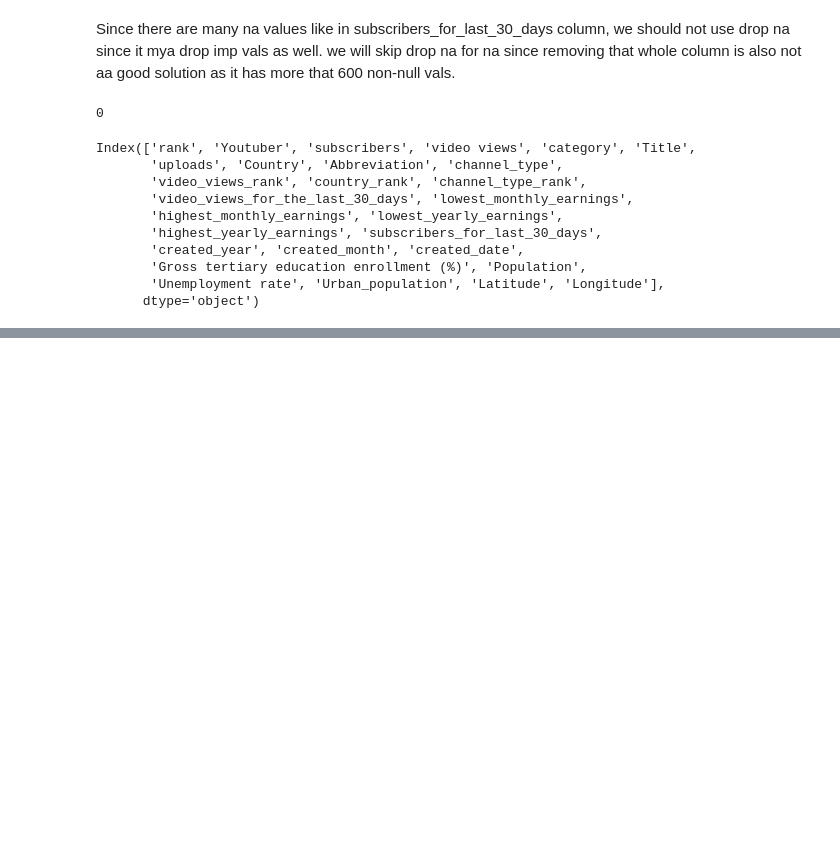
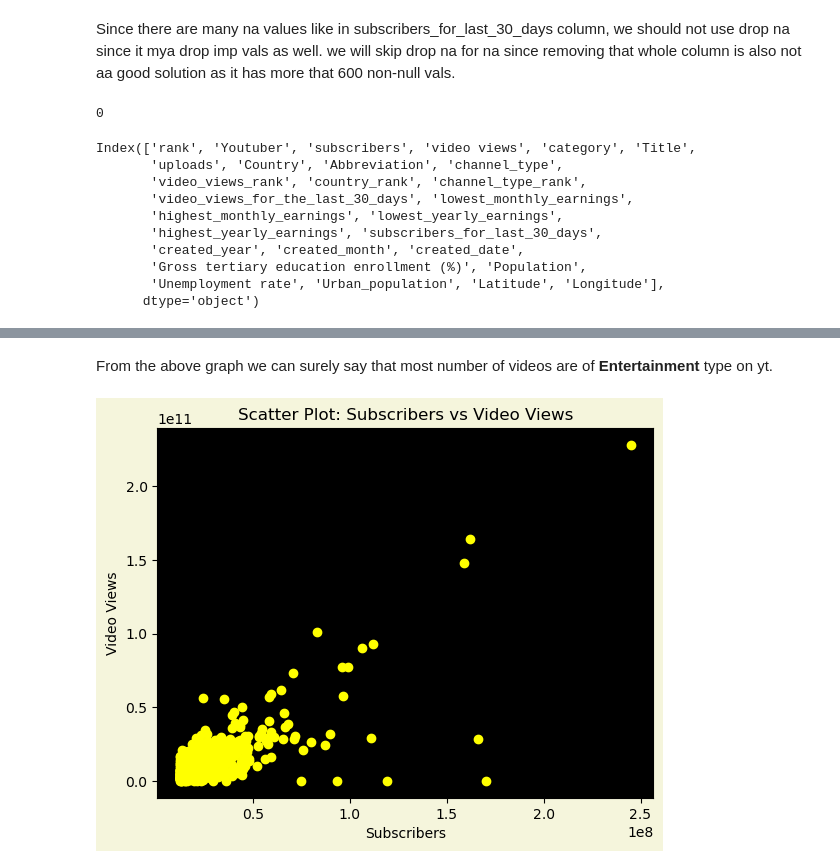
Before and after one commit to parashardevesh/data_analysis_and_ml, a Jupyter notebook: YouTube Statistics/Notebook.ipynb, the cells around one changed output, grey strips where cells are left out. Saved outputs shown, nothing was run; the diff lists cells and outputs as text; code cells hidden in the pictures; blank space fills up the shorter version.

Commit message:
youtube stats data analysis half done

```diff
--- a/YouTube Statistics/Notebook.ipynb
+++ b/YouTube Statistics/Notebook.ipynb
@@ -94,0 +170,13 @@ Index(['rank', 'Youtuber', 'subscribers', 'video views', 'category', 'Title',
+# %% [markdown]
+From the above graph we can surely say that most number of videos are of **Entertainment** type on yt.
+# %%
+#let's create a scatter plot of subscribers and video views
+#showing how much views one gets with respect to no. of subscribers one has.
+plt.figure(facecolor='beige')
+plt.scatter(x = 'subscribers', y='video views', color='yellow', data = df)
+plt.title("Scatter Plot: Subscribers vs Video Views")
+plt.xlabel('Subscribers')
+plt.ylabel('Video Views')
+plt.show()
+# %% [output]
+[figure, added]
```
Also changed, not shown: parts of 34 cells of this notebook.
